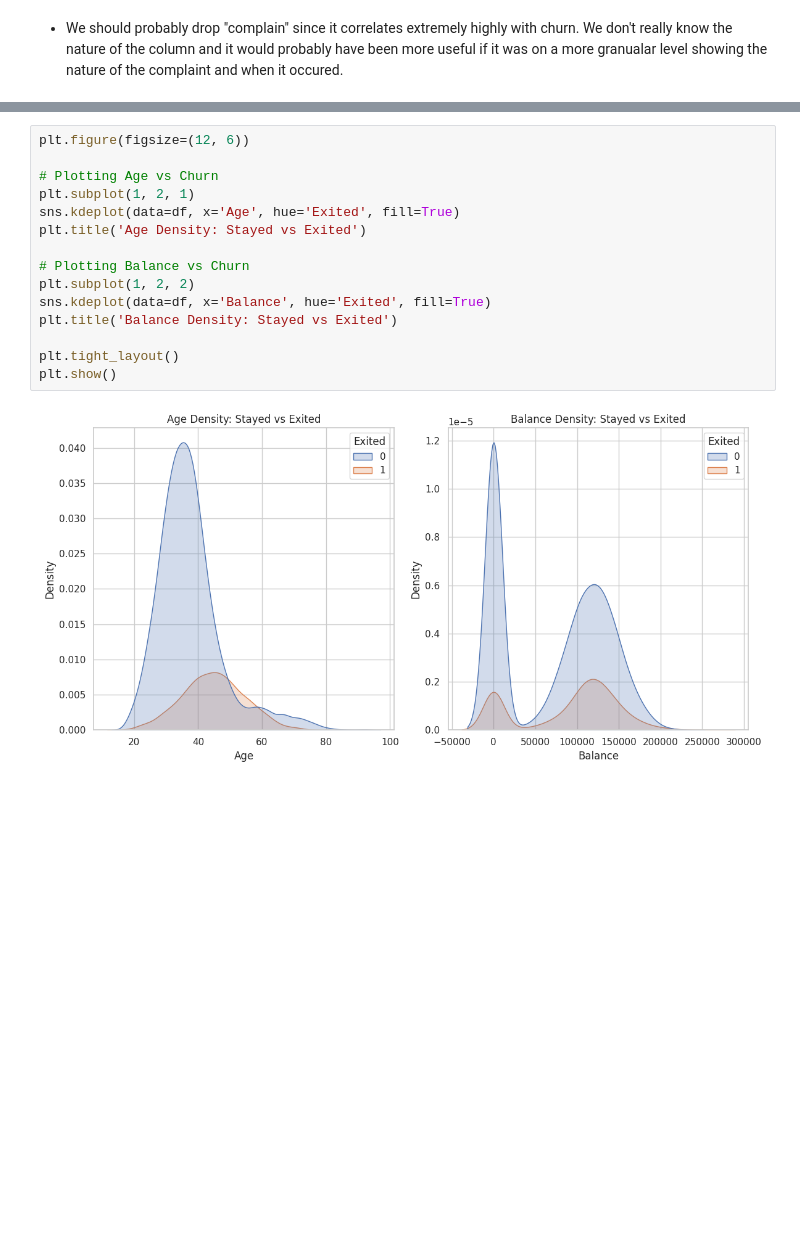
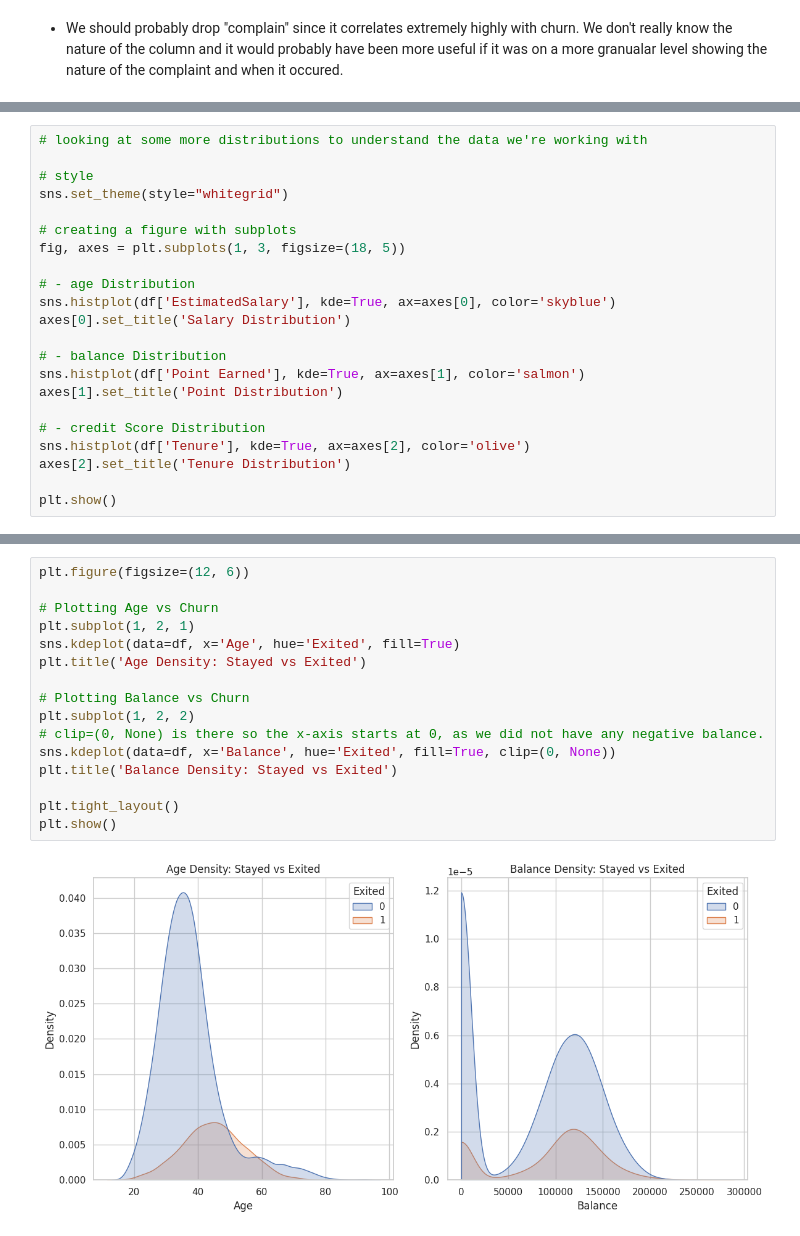
Before and after one commit to Ar-2c/Complete-churn-pipeline, a Jupyter notebook: Notebooks/exploration.ipynb, the cells around one changed output, grey strips where cells are left out. Drawn from its saved outputs; the diff is of its cells as text; blank space fills up the shorter version.

```diff
--- a/Notebooks/exploration.ipynb
+++ b/Notebooks/exploration.ipynb
@@ -138,3 +148,25 @@ plt.show()
 **Credit Score:** Follows a normal distribution centered at ~650.
 
 - Insight: Most customers fall into "Fair to Good" credit categories; the data appears clean with no major outliers. assuming higher score is better. small spike at the very end (850) might be because of cap.
+# %%
+# looking at some more distributions to understand the data we're working with
+
+# style
+sns.set_theme(style="whitegrid")
+
+# creating a figure with subplots
+fig, axes = plt.subplots(1, 3, figsize=(18, 5))
+
+# - age Distribution
+sns.histplot(df['EstimatedSalary'], kde=True, ax=axes[0], color='skyblue')
+axes[0].set_title('Salary Distribution')
+
+# - balance Distribution
+sns.histplot(df['Point Earned'], kde=True, ax=axes[1], color='salmon')
+axes[1].set_title('Point Distribution')
+
+# - credit Score Distribution
+sns.histplot(df['Tenure'], kde=True, ax=axes[2], color='olive')
+axes[2].set_title('Tenure Distribution')
+
+plt.show()
@@ -188,20 +231,21 @@ While the numerical correlation matrix suggests Age (0.29) is the primary driver
 # %%
 plt.figure(figsize=(12, 6))
 
 # Plotting Age vs Churn
 plt.subplot(1, 2, 1)
 sns.kdeplot(data=df, x='Age', hue='Exited', fill=True)
 plt.title('Age Density: Stayed vs Exited')
 
 # Plotting Balance vs Churn
 plt.subplot(1, 2, 2)
-sns.kdeplot(data=df, x='Balance', hue='Exited', fill=True)
+# clip=(0, None) is there so the x-axis starts at 0, as we did not have any negative balance.
+sns.kdeplot(data=df, x='Balance', hue='Exited', fill=True, clip=(0, None))
 plt.title('Balance Density: Stayed vs Exited')
 
 plt.tight_layout()
 plt.show()
 # %% [output]
-[figure, old version]
+[figure, new version]
 # %% [markdown]
 **Age:**
 
```
Also changed, not shown: parts of 12 cells of this notebook, 9 other files.
